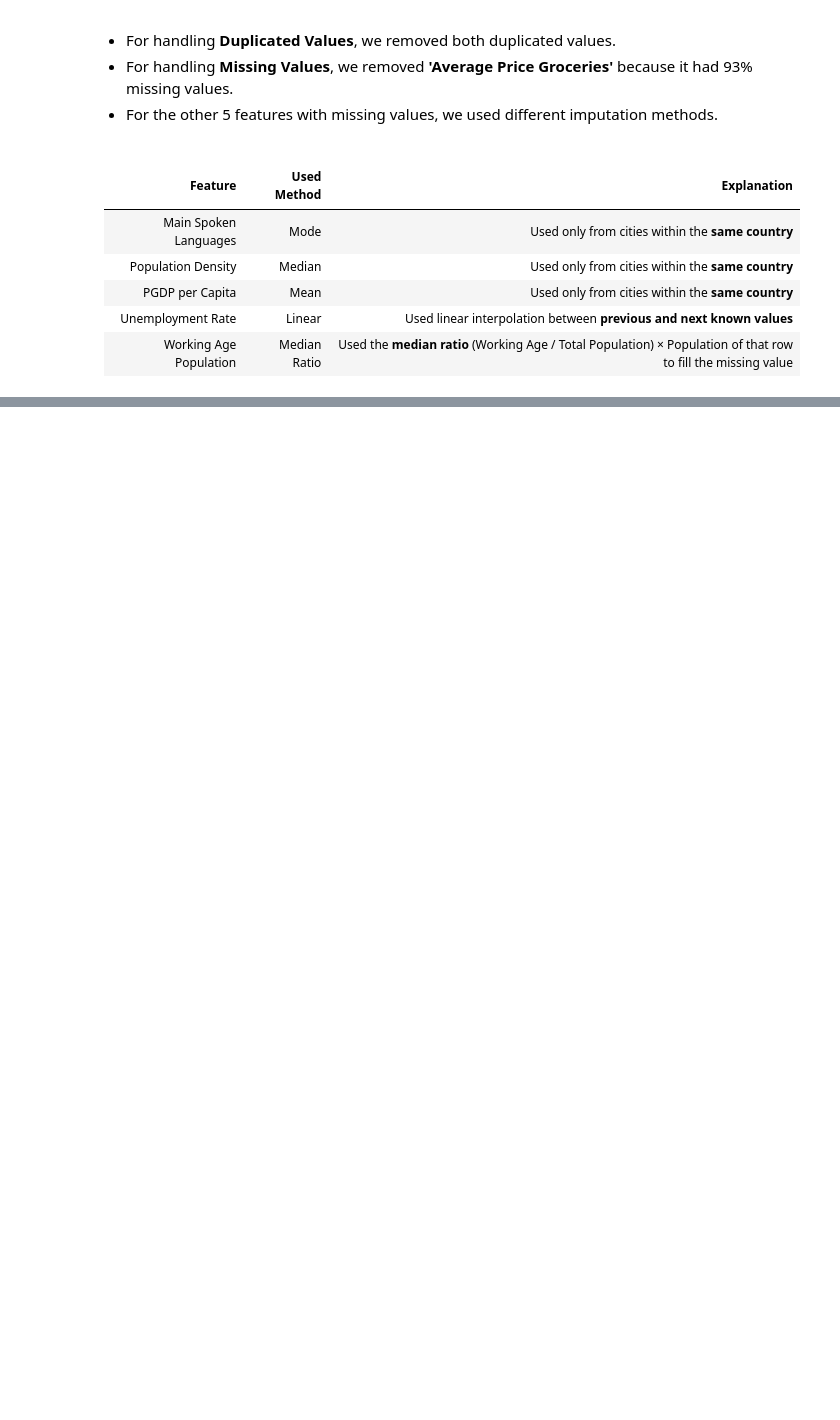
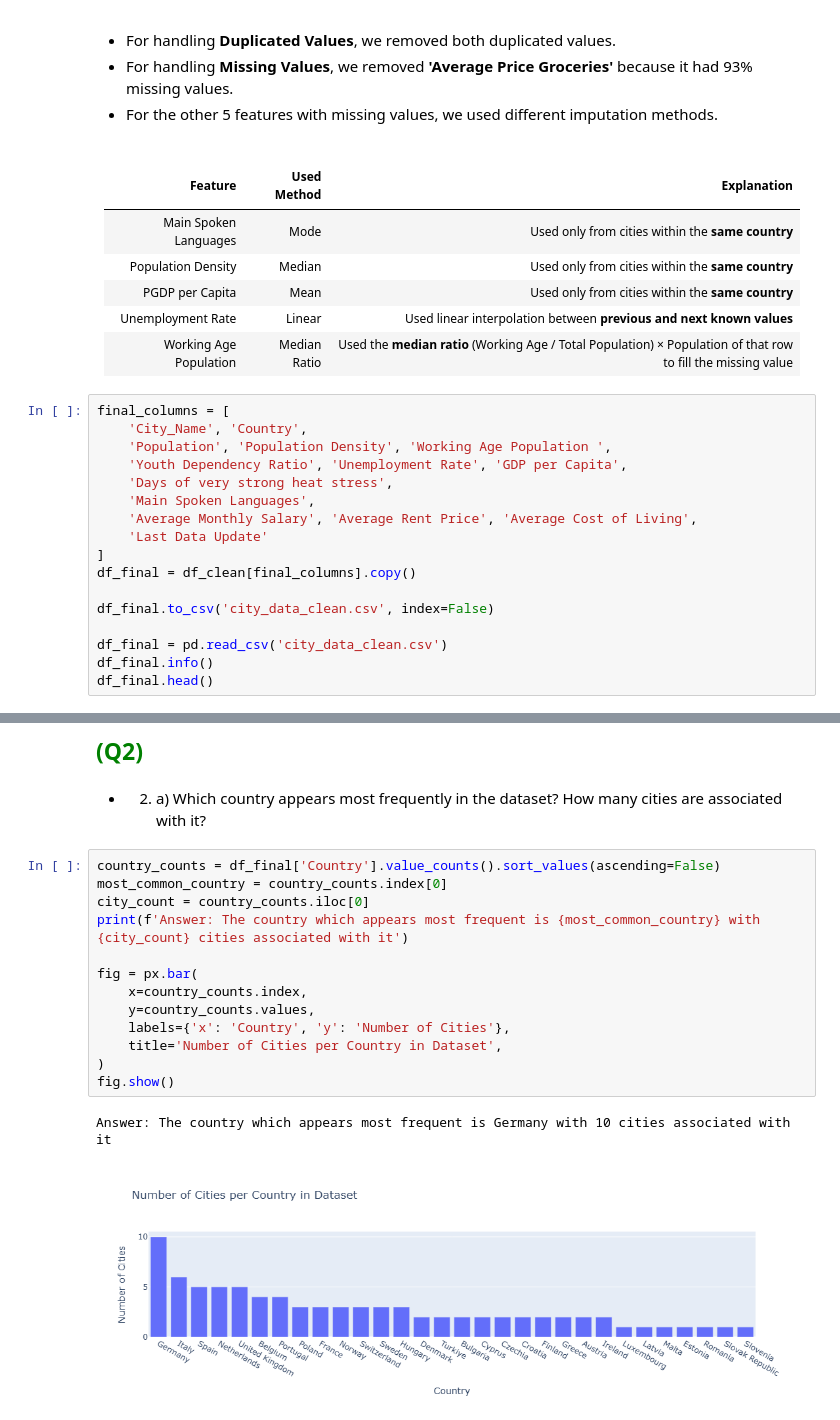
Before and after one commit to saifhoque15-netizen/where-should-I-live, a Jupyter notebook: Group22_PDS_2526.ipynb, the cells around one changed output, grey strips where cells are left out. Drawn from its saved outputs; the diff is of its cells as text; blank space fills up the shorter version.

Commit message:
ANSWERED Q2

```diff
--- a/Group22_PDS_2526.ipynb
+++ b/Group22_PDS_2526.ipynb
@@ -528,3 +535,20 @@ Name: 23, dtype: object
 | PGDP per Capita         | Mean        | Used only from cities within the **same country**                                                                |
 | Unemployment Rate       | Linear      | Used linear interpolation between **previous and next known values**                                             |
 | Working Age Population  | Median Ratio | Used the **median ratio** (Working Age / Total Population) × Population of that row to fill the missing value   |
+# %%
+final_columns = [
+    'City_Name', 'Country',
+    'Population', 'Population Density', 'Working Age Population ',
+    'Youth Dependency Ratio', 'Unemployment Rate', 'GDP per Capita',
+    'Days of very strong heat stress',
+    'Main Spoken Languages',
+    'Average Monthly Salary', 'Average Rent Price', 'Average Cost of Living',
+    'Last Data Update'
+]
+df_final = df_clean[final_columns].copy()
+
+df_final.to_csv('city_data_clean.csv', index=False)
+
+df_final = pd.read_csv('city_data_clean.csv')
+df_final.info()
+df_final.head()
@@ -530,0 +579,21 @@ Name: 23, dtype: object
+# %% [markdown]
+<span style="font-size: 23px; color:GREEN;font-weight: bold ;">(Q2)</span>
+# %% [markdown]
+- 2. a) Which country appears most frequently in the dataset? How many cities are
+             associated with it?
+# %%
+country_counts = df_final['Country'].value_counts().sort_values(ascending=False)
+most_common_country = country_counts.index[0]
+city_count = country_counts.iloc[0]
+print(f'Answer: The country which appears most frequent is {most_common_country} with {city_count} cities associated with it')
+
+fig = px.bar(
+    x=country_counts.index,
+    y=country_counts.values,
+    labels={'x': 'Country', 'y': 'Number of Cities'},
+    title='Number of Cities per Country in Dataset',
+)
+fig.show()
+# %% [output]
+Answer: The country which appears most frequent is Germany with 10 cities associated with it
+[figure, added]
```
Also changed, not shown: parts of 14 cells of this notebook.
